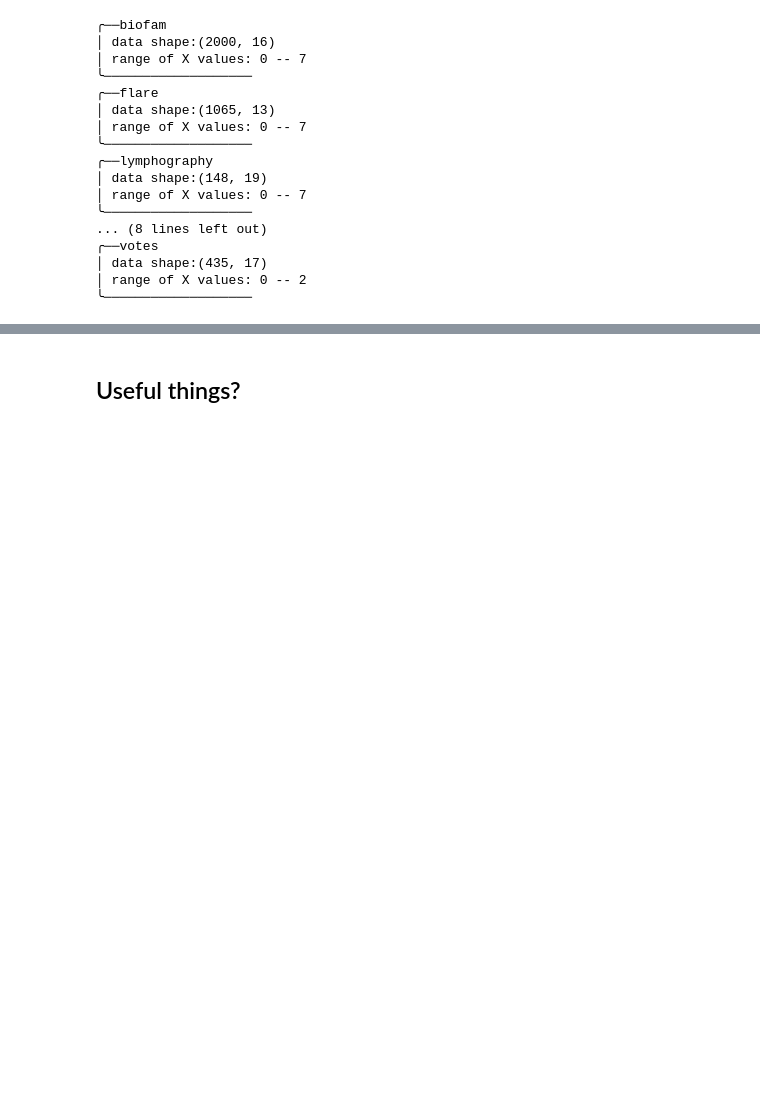
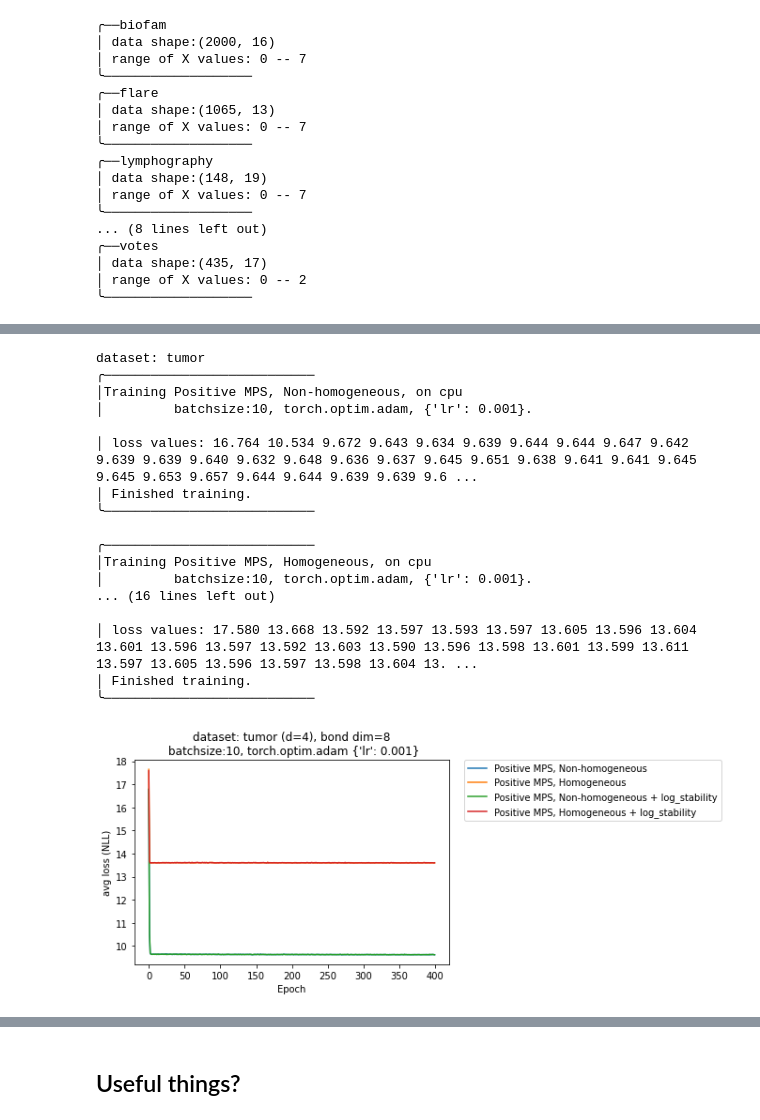
Before and after one commit to postylem/comparison-of-tensor-train-models, a Jupyter notebook: gradient_sandbox.ipynb, the cells around one changed output, grey strips where cells are left out. Cells and saved outputs as stored; diff of their text form; code cells hidden in the pictures; blank space fills up the shorter version.

```diff
--- a/gradient_sandbox.ipynb
+++ b/gradient_sandbox.ipynb
@@ -180,4 +224,25 @@ lossvals = train_models(
 # %%
 lossvals = train_models(models_hom, batchsize=10, max_epochs=1000, optimizer=torch.optim.Adadelta)
 # %%
-lossvals = train_models([mps, mps_hom, mps_s, mps_s_hom], batchsize=10, max_epochs=10)
+lossvals = train_models(
+    [mps, mps_hom, mps_s, mps_s_hom],
+    clamp_at=1000, batchsize=10, max_epochs=400, batched=False, optimizer=torch.optim.Adam, lr=0.001)
+# %% [output]
+dataset: tumor
+╭───────────────────────────
+│Training Positive MPS, Non-homogeneous, on cpu
+│         batchsize:10, torch.optim.adam, {'lr': 0.001}.
+
+│ loss values: 16.764 10.534 9.672 9.643 9.634 9.639 9.644 9.644 9.647 9.642 9.639 9.639 9.640 9.632 9.648 9.636 9.637 9.645 9.651 9.638 9.641 9.641 9.645 9.645 9.653 9.657 9.644 9.644 9.639 9.639 9.6 ...
+│ Finished training.
+╰───────────────────────────
+
+╭───────────────────────────
+│Training Positive MPS, Homogeneous, on cpu
+│         batchsize:10, torch.optim.adam, {'lr': 0.001}.
+... (16 lines left out)
+
+│ loss values: 17.580 13.668 13.592 13.597 13.593 13.597 13.605 13.596 13.604 13.601 13.596 13.597 13.592 13.603 13.590 13.596 13.598 13.601 13.599 13.611 13.597 13.605 13.596 13.597 13.598 13.604 13. ...
+│ Finished training.
+╰───────────────────────────
+[figure, added]
```
Also changed, not shown: parts of 5 cells of this notebook, 2 other files.
